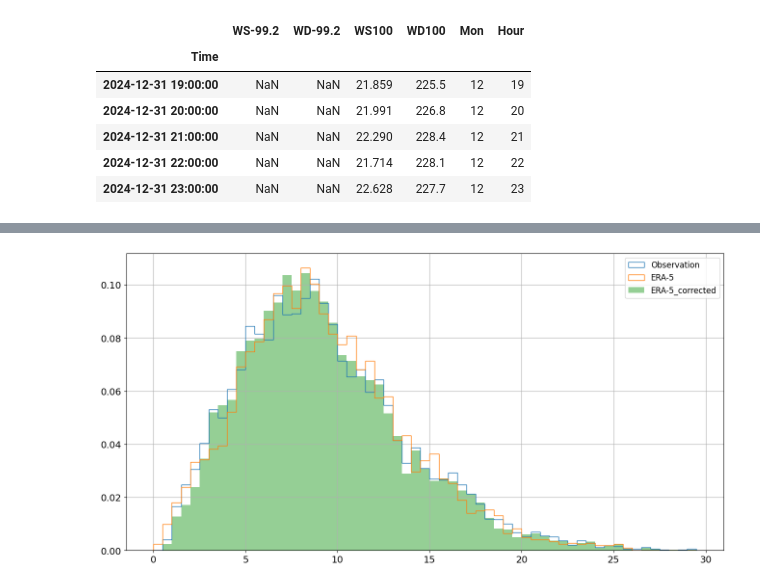
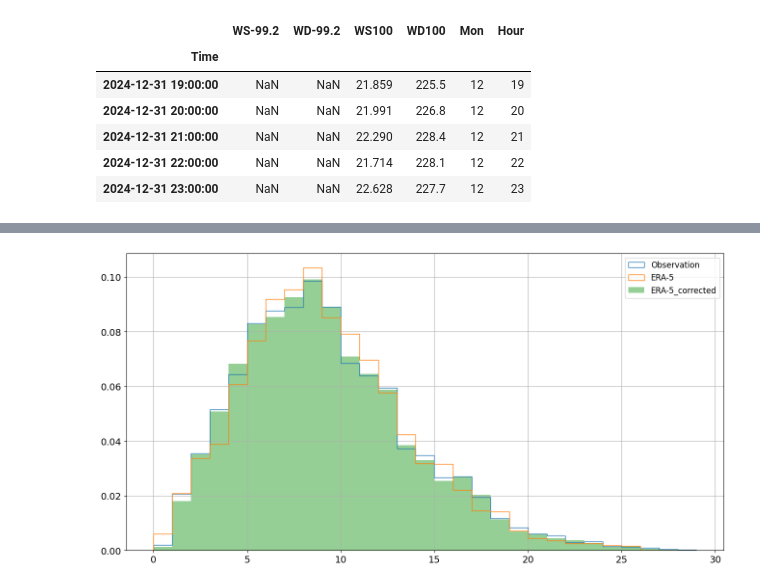
Before and after one commit to Nuwa13/Project_Python_Programming_in_Energy_Science, a Jupyter notebook: Task_3.ipynb, the cells around one changed output, grey strips where cells are left out. Drawn from its saved outputs; the diff is of its cells as text; code cells hidden in the pictures.

```diff
--- a/Task_3.ipynb
+++ b/Task_3.ipynb
@@ -94,13 +94,18 @@ param_grid_RadiusNeighborsRegressor = {
               "metric"            : ['euclidean','manhattan','minkowski']
              }
 
-param_grid = {
+param_grid_KNeighbors = {
               "n_neighbors"       : [2,5,12,30],
               "leaf_size"         : [1, 2, 3,15,30],
               "p"                 : [1,2],
               "weights"           : ['uniform', 'distance'],
               "metric"            : ['euclidean','manhattan','minkowski']
              }
+
+param_grid_LinReg = {
+            "fit_intercept"     : [False, True],
+            "copy_X"            : [False, True]
+}
 
 # Define kernels:
 ker_rbf = ConstantKernel(1.0, constant_value_bounds="fixed") * RBF(1.0, length_scale_bounds="fixed")
@@ -121,8 +126,10 @@ param_grid_Gaussian = {
 # check sklearn + model for correct naming and more information)
 # consider to import the packages before
 
-# classifier = KNeighborsRegressor()
-classifier = sklearn.neighbors.RadiusNeighborsRegressor()
+# classifier = sklearn.linear_model.LinearRegression()
+classifier = KNeighborsRegressor()
+# Randomforest,
+# classifier = sklearn.neighbors.RadiusNeighborsRegressor()
 # classifier = sklearn.gaussian_process.GaussianProcessRegressor()
 
 # how many times shall the cross validation be done
@@ -135,7 +142,7 @@ scoring    = 'neg_mean_squared_error'
 # GridSearch finds the best parameter combination for the model for which the score is minimal.
 # A cross validation is done to compare results from different subsets,
 # https://scikit-learn.org/stable/modules/generated/sklearn.model_selection.GridSearchCV.html)
-grid_model = GridSearchCV(classifier, param_grid=param_grid_RadiusNeighborsRegressor, cv=n, scoring=scoring,\
+grid_model = GridSearchCV(classifier, param_grid=param_grid_KNeighbors, cv=n, scoring=scoring,\
                                   verbose=0, n_jobs=-1).fit(X_train_scaled, y_train)
 
 best_model = grid_model.best_estimator_
@@ -152,4 +159,6 @@ y_test_predicted = best_model.predict(X_test_scaled)
 # make your final prediction for the entire (long-term) period
 X_scaledN = scaler.transform(X)
 predictions = best_model.predict(X_scaledN)
+
+# Come up with a Metric to compare the correction classifiers MBE, EMD, ...
 # %% [output]
@@ -177,13 +169,13 @@ Best parameters:
 # %%
-nbins = np.arange(0, 30, 0.5)
+nbins = np.arange(0, 30, 1)
 
 fig = plt.figure(figsize=(16,8))
 plt.hist(data_mrgd['WS-99.2'].iloc[valid_values], nbins, label='Observation', histtype='step', density=True)
 plt.hist(data_mrgd['WS100'].iloc[valid_values], nbins, label='ERA-5', histtype='step', density=True)
 plt.hist(predictions[valid_values], nbins, label='ERA-5_corrected', alpha=0.5, density=True)
 plt.xticks(fontsize= 14)
 plt.yticks(fontsize= 14)
 plt.legend(fontsize= 12)
 plt.grid()
 # %% [output]
-[figure, old version]
+[figure, new version]
```
Also changed, not shown: parts of 1 cell of this notebook.
